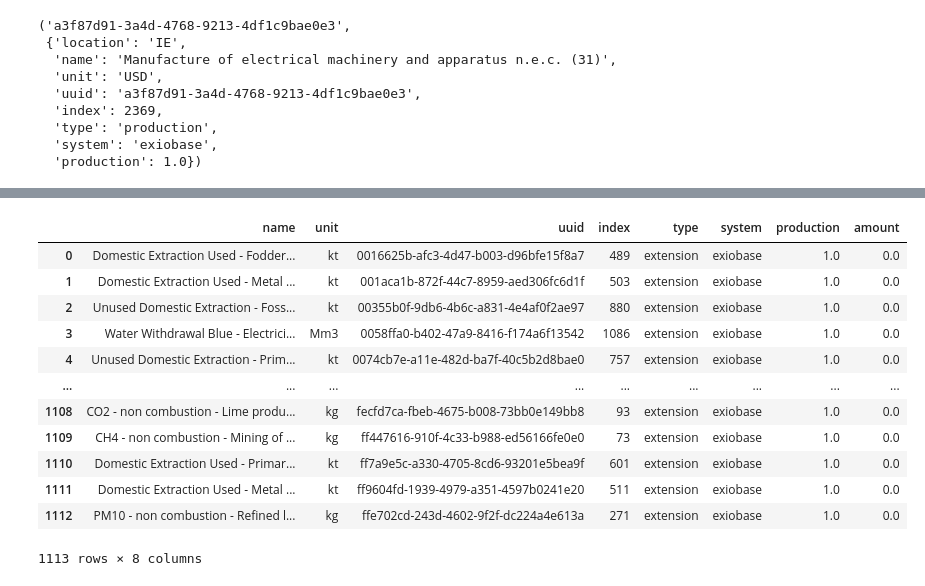
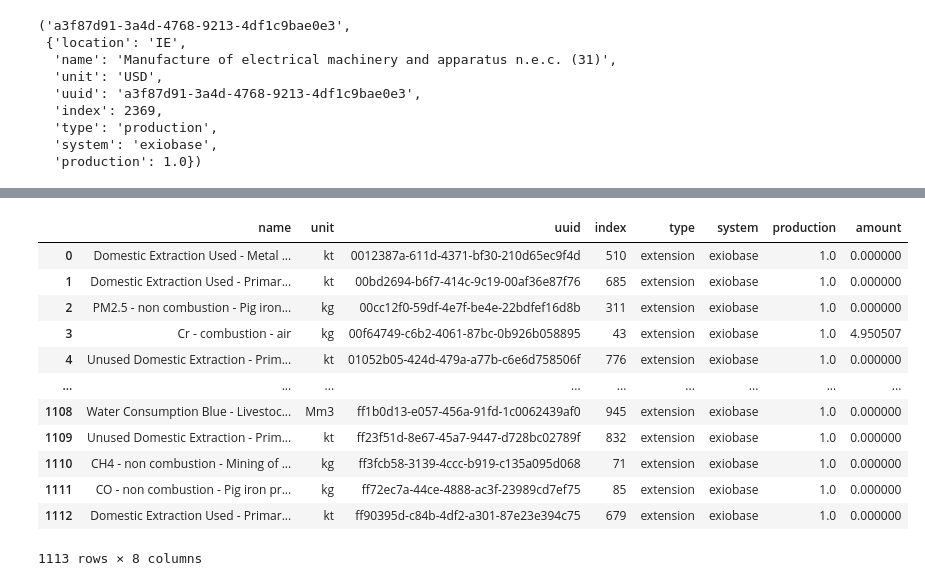
Before and after one commit to greengraph/GreenGraph, a Jupyter notebook: notebooks/useeio/useeio.ipynb, the cells around one changed output, grey strips where cells are left out. Cells and saved outputs as stored; diff of their text form; code cells hidden in the pictures.

Commit message:
udpated exiobase importer

```diff
--- a/notebooks/useeio/useeio.ipynb
+++ b/notebooks/useeio/useeio.ipynb
@@ -225,5 +203,5 @@ G.get_random_node(type='production', data=True)
   'system': 'exiobase',
   'production': 1.0})
 # %%
-M.lca(demand={G.get_random_node(type='production', data=False): 10000.0}, format_return='dataframe')
+Mexio.lca(demand={Gexio.get_random_node(type='production', data=False): 10000.0}, format_return='dataframe')
 # %% [output]
@@ -234,13 +212,13 @@ greengraph | INFO | 09:58:49: Completed calculating inventory vector. (00:00 min
 |  | name | unit | uuid | index | type | system | production | amount |
-| 0 | Domestic Extraction Used - Fodder... | kt | 0016625b-afc3-4d47-b003-d96bfe15f8a7 | 489 | extension | exiobase | 1.0 | 0.0 |
-| 1 | Domestic Extraction Used - Metal ... | kt | 001aca1b-872f-44c7-8959-aed306fc6d1f | 503 | extension | exiobase | 1.0 | 0.0 |
-| 2 | Unused Domestic Extraction - Foss... | kt | 00355b0f-9db6-4b6c-a831-4e4af0f2ae97 | 880 | extension | exiobase | 1.0 | 0.0 |
-| 3 | Water Withdrawal Blue - Electrici... | Mm3 | 0058ffa0-b402-47a9-8416-f174a6f13542 | 1086 | extension | exiobase | 1.0 | 0.0 |
-| 4 | Unused Domestic Extraction - Prim... | kt | 0074cb7e-a11e-482d-ba7f-40c5b2d8bae0 | 757 | extension | exiobase | 1.0 | 0.0 |
+| 0 | Domestic Extraction Used - Metal ... | kt | 0012387a-611d-4371-bf30-210d65ec9f4d | 510 | extension | exiobase | 1.0 | 0.000000 |
+| 1 | Domestic Extraction Used - Primar... | kt | 00bd2694-b6f7-414c-9c19-00af36e87f76 | 685 | extension | exiobase | 1.0 | 0.000000 |
+| 2 | PM2.5 - non combustion - Pig iron... | kg | 00cc12f0-59df-4e7f-be4e-22bdfef16d8b | 311 | extension | exiobase | 1.0 | 0.000000 |
+| 3 | Cr - combustion - air | kg | 00f64749-c6b2-4061-87bc-0b926b058895 | 43 | extension | exiobase | 1.0 | 4.950507 |
+| 4 | Unused Domestic Extraction - Prim... | kt | 01052b05-424d-479a-a77b-c6e6d758506f | 776 | extension | exiobase | 1.0 | 0.000000 |
 | ... | ... | ... | ... | ... | ... | ... | ... | ... |
-| 1108 | CO2 - non combustion - Lime produ... | kg | fecfd7ca-fbeb-4675-b008-73bb0e149bb8 | 93 | extension | exiobase | 1.0 | 0.0 |
-| 1109 | CH4 - non combustion - Mining of ... | kg | ff447616-910f-4c33-b988-ed56166fe0e0 | 73 | extension | exiobase | 1.0 | 0.0 |
-| 1110 | Domestic Extraction Used - Primar... | kt | ff7a9e5c-a330-4705-8cd6-93201e5bea9f | 601 | extension | exiobase | 1.0 | 0.0 |
-| 1111 | Domestic Extraction Used - Metal ... | kt | ff9604fd-1939-4979-a351-4597b0241e20 | 511 | extension | exiobase | 1.0 | 0.0 |
-| 1112 | PM10 - non combustion - Refined l... | kg | ffe702cd-243d-4602-9f2f-dc224a4e613a | 271 | extension | exiobase | 1.0 | 0.0 |
+| 1108 | Water Consumption Blue - Livestoc... | Mm3 | ff1b0d13-e057-456a-91fd-1c0062439af0 | 945 | extension | exiobase | 1.0 | 0.000000 |
+| 1109 | Unused Domestic Extraction - Prim... | kt | ff23f51d-8e67-45a7-9447-d728bc02789f | 832 | extension | exiobase | 1.0 | 0.000000 |
+| 1110 | CH4 - non combustion - Mining of ... | kg | ff3fcb58-3139-4ccc-b919-c135a095d068 | 71 | extension | exiobase | 1.0 | 0.000000 |
+| 1111 | CO - non combustion - Pig iron pr... | kg | ff72ec7a-44ce-4888-ac3f-23989cd7ef75 | 85 | extension | exiobase | 1.0 | 0.000000 |
+| 1112 | Domestic Extraction Used - Primar... | kt | ff90395d-c84b-4df2-a301-87e23e394c75 | 679 | extension | exiobase | 1.0 | 0.000000 |
 1113 rows × 8 columns
```
Also changed, not shown: parts of 16 cells of this notebook, 3 other files.
